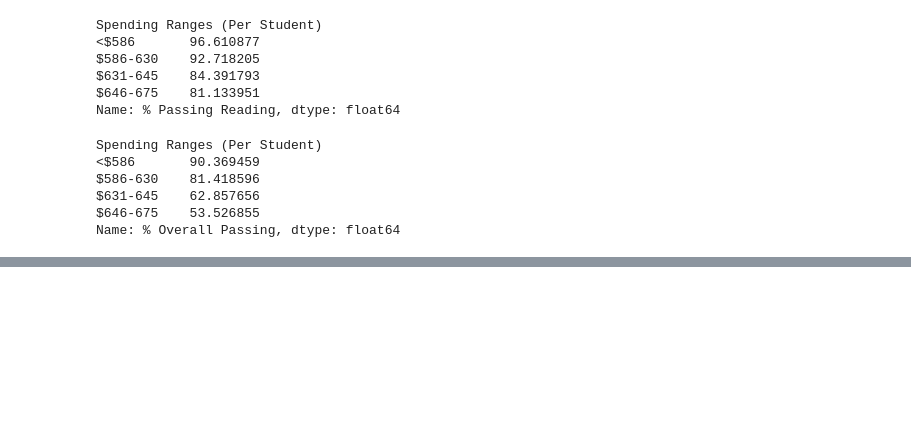
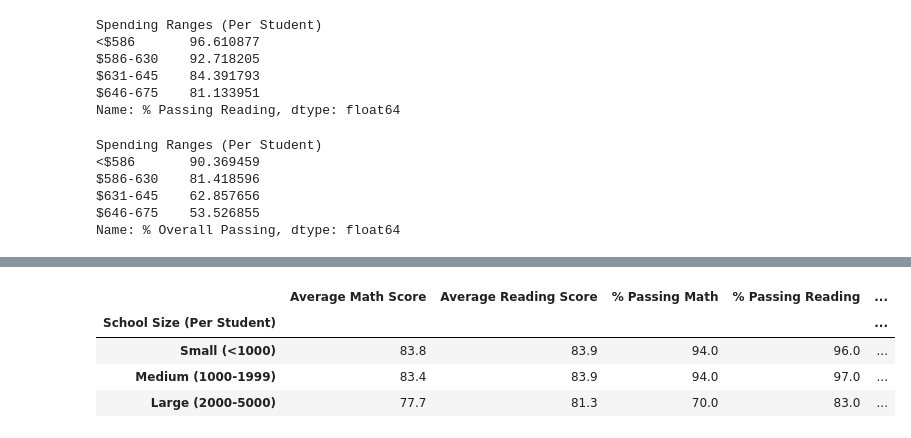
Before and after one commit to cbrito3/School_District_Analysis, a Jupyter notebook: PyCitySchools.ipynb, the cells around one changed output, grey strips where cells are left out. Saved outputs shown, nothing was run; the diff lists cells and outputs as text; code cells hidden in the pictures; blank space fills up the shorter version.

```diff
--- a/PyCitySchools.ipynb
+++ b/PyCitySchools.ipynb
@@ -1949,0 +2112,11 @@ spending_summary_df
+# %%
+# Calculate averages for the desired columns.
+size_math_scores = per_school_summary_df.groupby(["School Size (Per Student)"]).mean()["Average Math Score"]
+
+size_reading_scores = per_school_summary_df.groupby(["School Size (Per Student)"]).mean()["Average Reading Score"]
+
+size_passing_math = per_school_summary_df.groupby(["School Size (Per Student)"]).mean()["% Passing Math"]
+
+size_passing_reading = per_school_summary_df.groupby(["School Size (Per Student)"]).mean()["% Passing Reading"]
+
+size_overall_passing = per_school_summary_df.groupby(["School Size (Per Student)"]).mean()["% Overall Passing"]
@@ -1949,0 +2128,19 @@ spending_summary_df
+# %%
+#Create the Size Summary DataFrame
+
+#To create the size summary DataFrame, add the following code to a new cell and run the cell.
+# Assemble into DataFrame.
+size_summary_df = pd.DataFrame({
+          "Average Math Score" : size_math_scores,
+          "Average Reading Score": size_reading_scores,
+          "% Passing Math": size_passing_math,
+          "% Passing Reading": size_passing_reading,
+          "% Overall Passing": size_overall_passing})
+
+size_summary_df
+# %% [output]
+|  | Average Math Score | Average Reading Score | % Passing Math | % Passing Reading | ... |
+| School Size (Per Student) |  |  |  |  | ... |
+| Small (<1000) | 83.8 | 83.9 | 94.0 | 96.0 | ... |
+| Medium (1000-1999) | 83.4 | 83.9 | 94.0 | 97.0 | ... |
+| Large (2000-5000) | 77.7 | 81.3 | 70.0 | 83.0 | ... |
```
Also changed, not shown: parts of 16 cells of this notebook.
